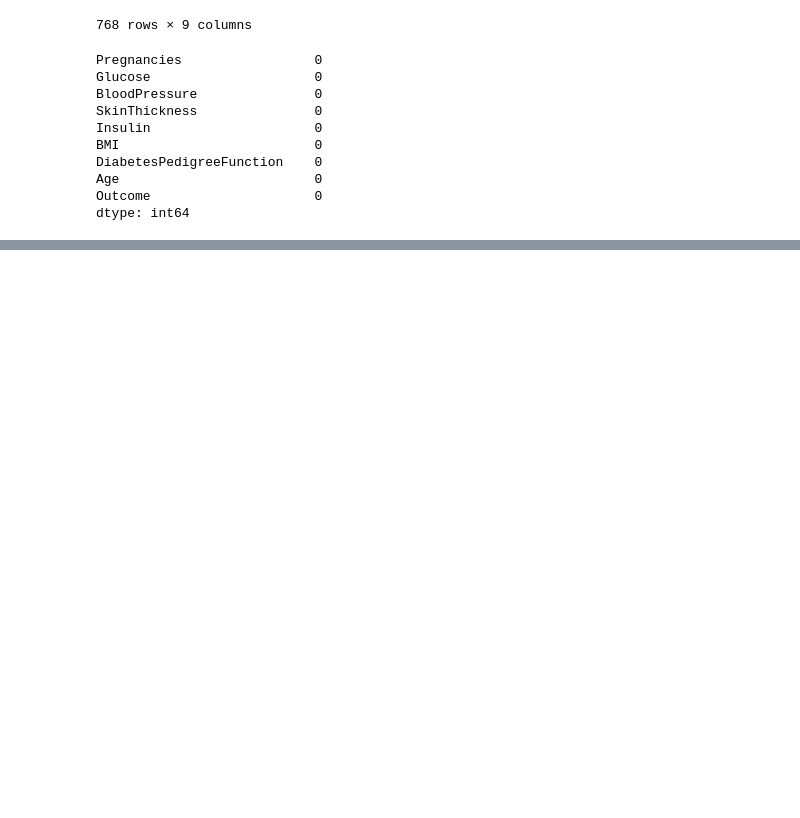
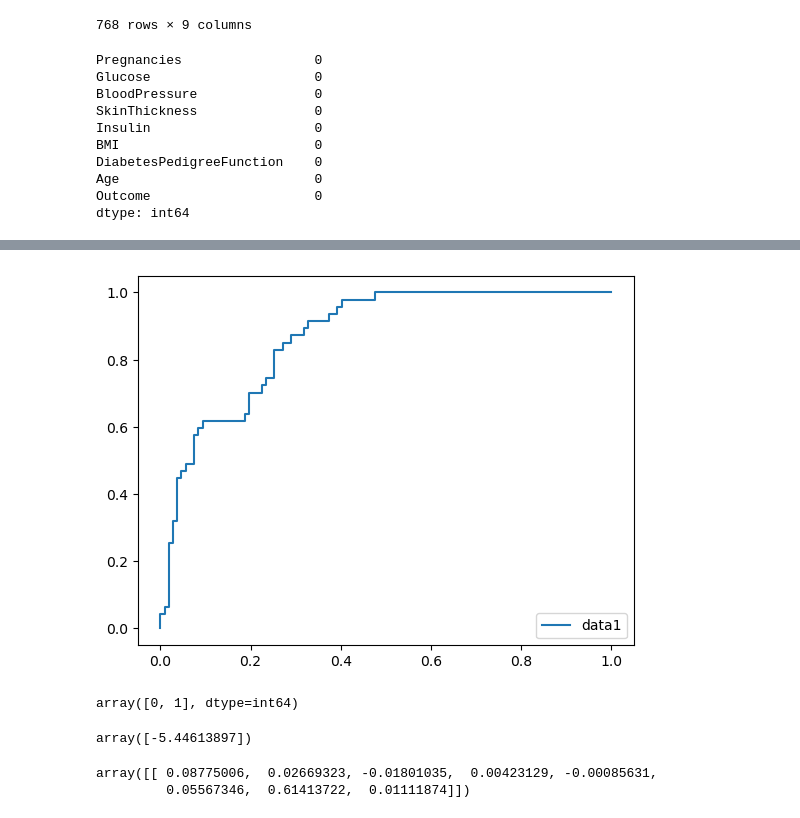
Before and after one commit to Milad-Noori/logitic-project, a Jupyter notebook: logistic-regression.ipynb, the cells around one changed output, grey strips where cells are left out. Drawn from its saved outputs; the diff is of its cells as text; code cells hidden in the pictures; blank space fills up the shorter version.

Commit message:
intercept

```diff
--- a/logistic-regression.ipynb
+++ b/logistic-regression.ipynb
@@ -64,0 +76,22 @@ Y_pred=logreg.predict(X_test)
+# %%
+Y_pred_proba =logreg.predict_proba(X_test)[:: , 1]
+fpr,tpr, _ = metrics.roc_curve(Y_test , Y_pred_proba)
+plt.plot(fpr , tpr ,label="data1")
+plt.legend(loc =4)
+plt.show()
+# %% [output]
+[figure, added]
+# %%
+from sklearn.metrics import classification_report , confusion_matrix
+logreg.classes_
+# %% [output]
+array([0, 1], dtype=int64)
+# %%
+logreg.intercept_
+# %% [output]
+array([-5.44613897])
+# %%
+logreg.coef_
+# %% [output]
+array([[ 0.08775006,  0.02669323, -0.01801035,  0.00423129, -0.00085631,
+         0.05567346,  0.61413722,  0.01111874]])
```
Also changed, not shown: parts of 3 cells of this notebook.
